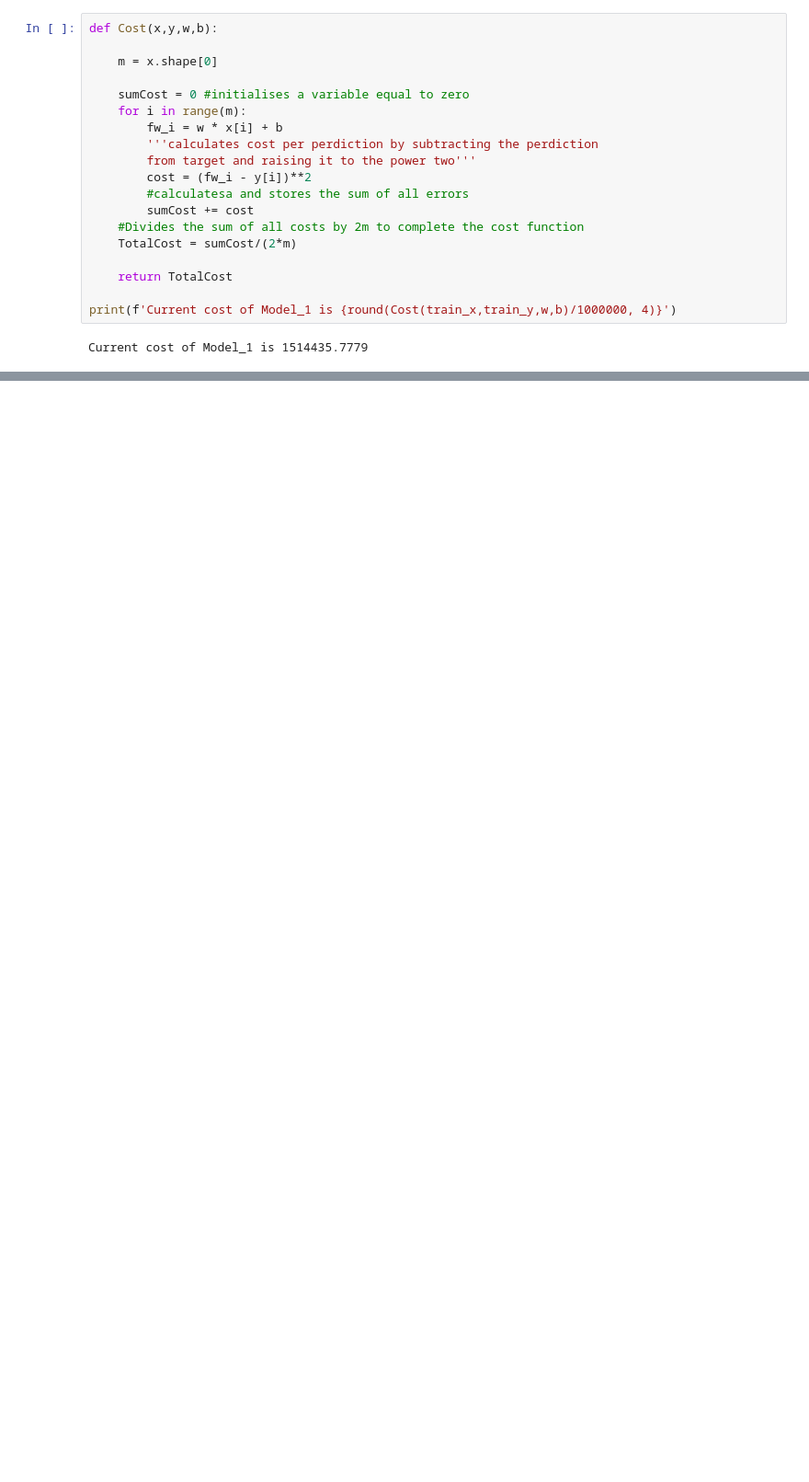
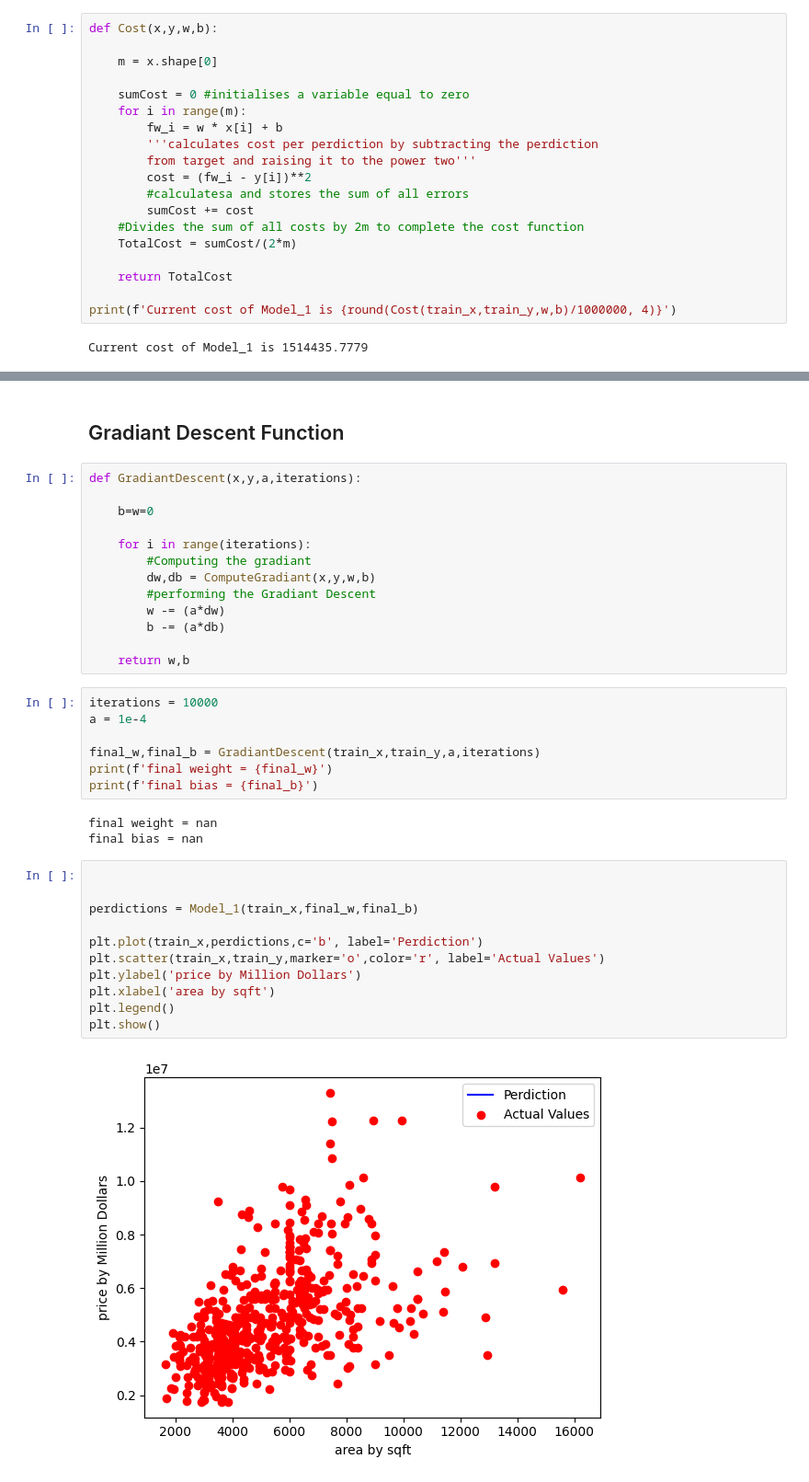
Before and after one commit to KingCobra021/ML_Practice, a Jupyter notebook: Housing Price perdiction/Housing Price.ipynb, the cells around one changed output, grey strips where cells are left out. Shown at 92% size. Saved outputs shown, nothing was run; the diff lists cells and outputs as text; blank space fills up the shorter version.

Commit message:
Gradian Descent is somehow worse than manul tuning.

```diff
--- a/Housing Price perdiction/Housing Price.ipynb
+++ b/Housing Price perdiction/Housing Price.ipynb
@@ -128,0 +157,38 @@ Current cost of Model_1 is 1514435.7779
+# %% [markdown]
+<h2>Gradiant Descent Function</h2>
+# %%
+def GradiantDescent(x,y,a,iterations):
+
+    b=w=0
+
+    for i in range(iterations):
+        #Computing the gradiant
+        dw,db = ComputeGradiant(x,y,w,b)
+        #performing the Gradiant Descent
+        w -= (a*dw)
+        b -= (a*db)
+
+    return w,b
+# %%
+iterations = 10000
+a = 1e-4
+
+final_w,final_b = GradiantDescent(train_x,train_y,a,iterations)
+print(f'final weight = {final_w}')
+print(f'final bias = {final_b}')
+# %% [output]
+final weight = nan
+final bias = nan
+# %%
+
+
+perdictions = Model_1(train_x,final_w,final_b)
+
+plt.plot(train_x,perdictions,c='b', label='Perdiction')
+plt.scatter(train_x,train_y,marker='o',color='r', label='Actual Values')
+plt.ylabel('price by Million Dollars')
+plt.xlabel('area by sqft')
+plt.legend()
+plt.show()
+# %% [output]
+[figure, added]
```
Also changed, not shown: parts of 9 cells of this notebook.
